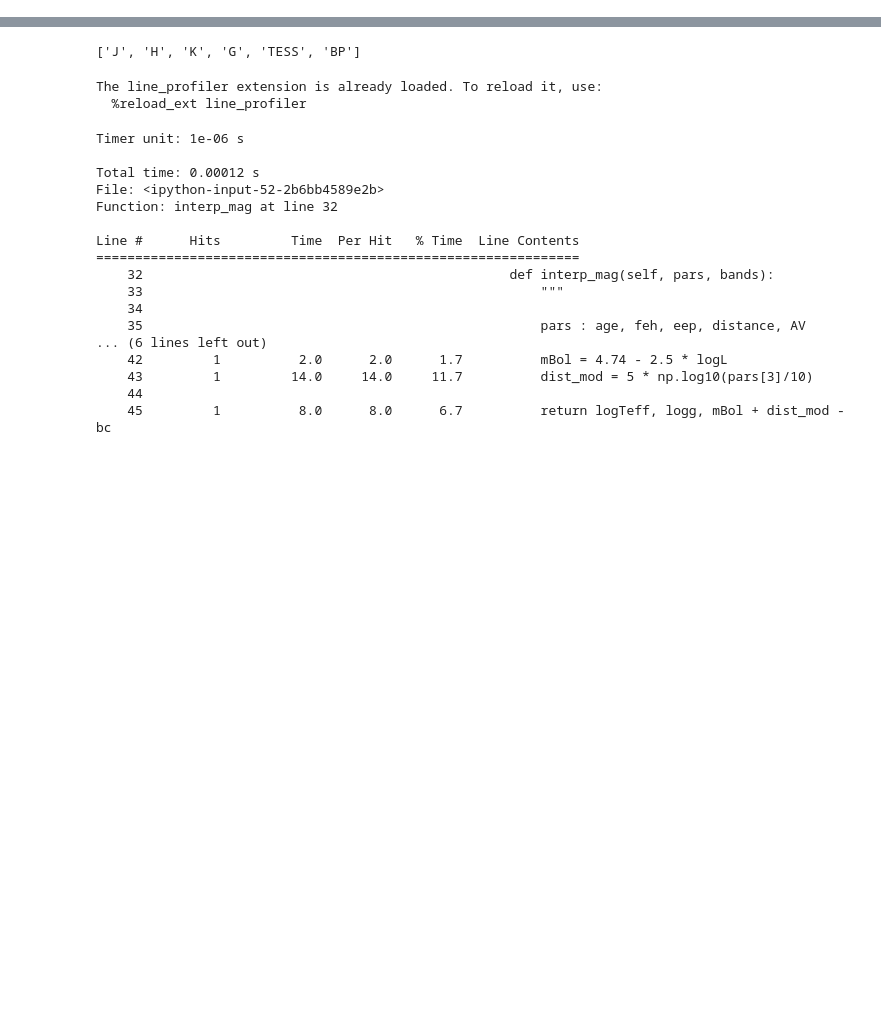
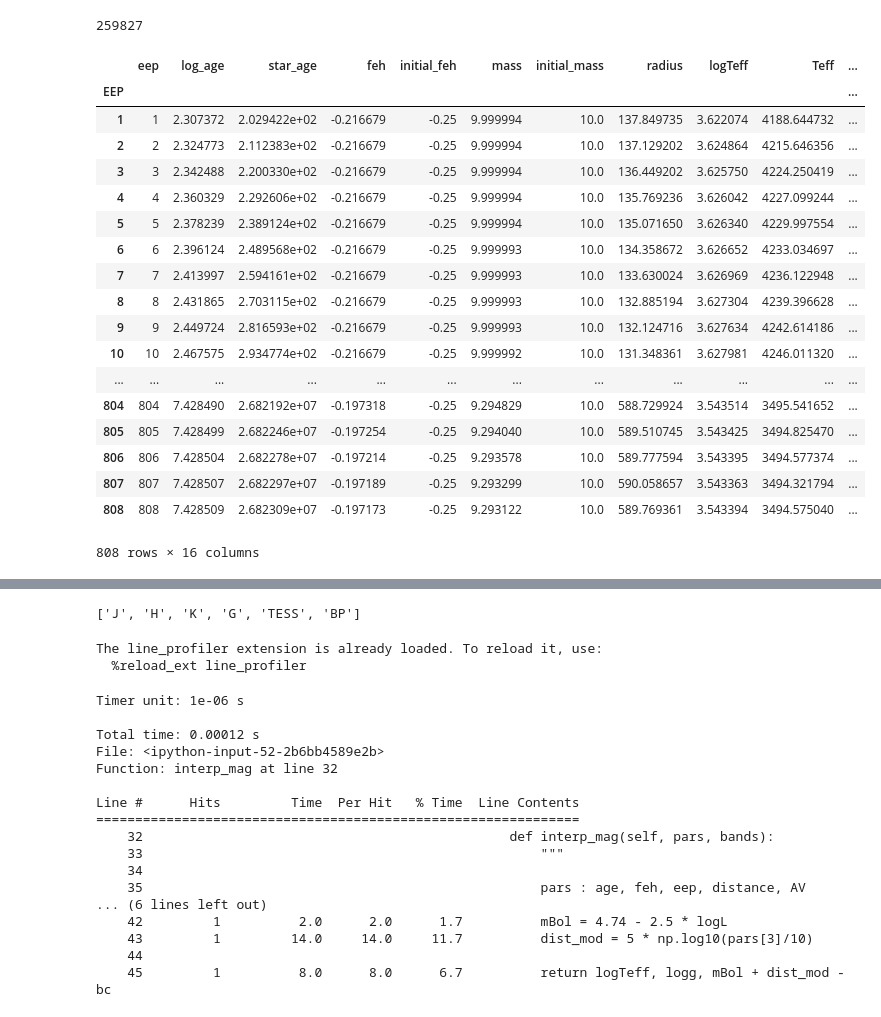
Before and after one commit to timothydmorton/isochrones, a Jupyter notebook: notebooks/BC-explore.ipynb, the cells around one changed output, grey strips where cells are left out. Drawn from its saved outputs; the diff is of its cells as text; code cells hidden in the pictures; blank space fills up the shorter version.

```diff
--- a/notebooks/BC-explore.ipynb
+++ b/notebooks/BC-explore.ipynb
@@ -356,0 +631,22 @@ class ModelGrid(object):
+# %%
+masses = track_grid.df.index.levels[1]
+# %%
+for feh in track_grid.fehs:# track_grid.fehs:
+    print('feh = {}'.format(feh))
+    m1 = masses[0]
+    last_neep = None
+    for mass in masses:
+        subdf = df.xs((feh, mass), level=(0, 1))
+        neep = len(subdf)
+        if last_neep is None:
+            last_neep = neep
+        if neep == last_neep:
+            m2 = mass
+            continue
+        else:
+            if m1 > 5 and m1 < 8:
+                print('{} - {}: {} eeps'.format(m1, m2, last_neep))
+            last_neep = neep
+            m1 = mass
+            m2 = mass
+    print('{} - {}: {} eeps'.format(m1, m2, last_neep))
@@ -356,0 +726,14 @@ class ModelGrid(object):
+# %%
+for feh in track_grid.fehs:
+    print('feh = {}'.format(feh))
+    df = track_grid.df_all_feh(feh)
+    df_interp = df.copy()
+    masses = df_interp.index.levels[1]
+    for m in masses:
+        n_eep = len(df_interp.xs(m, level='initial_mass'))
+        eep_max = max_eep(m, feh)
+        if not eep_max:
+            print((m, feh))
+            raise ValueError('No return?')
+        if n_eep < eep_max:
+            print('{}: {} (expected {})'.format(m, n_eep, eep_max))
@@ -356,0 +760,4 @@ class ModelGrid(object):
+# %%
+len(df)
+# %% [output]
+259827
@@ -356,0 +766,24 @@ class ModelGrid(object):
+# %%
+subdf = df.xs(-0.25, level=0)
+# %%
+subdf.xs(10, level=0)
+# %% [output]
+|  | eep | log_age | star_age | feh | initial_feh | mass | initial_mass | radius | logTeff | Teff | ... |
+| EEP |  |  |  |  |  |  |  |  |  |  | ... |
+| 1 | 1 | 2.307372 | 2.029422e+02 | -0.216679 | -0.25 | 9.999994 | 10.0 | 137.849735 | 3.622074 | 4188.644732 | ... |
+| 2 | 2 | 2.324773 | 2.112383e+02 | -0.216679 | -0.25 | 9.999994 | 10.0 | 137.129202 | 3.624864 | 4215.646356 | ... |
+| 3 | 3 | 2.342488 | 2.200330e+02 | -0.216679 | -0.25 | 9.999994 | 10.0 | 136.449202 | 3.625750 | 4224.250419 | ... |
+| 4 | 4 | 2.360329 | 2.292606e+02 | -0.216679 | -0.25 | 9.999994 | 10.0 | 135.769236 | 3.626042 | 4227.099244 | ... |
+| 5 | 5 | 2.378239 | 2.389124e+02 | -0.216679 | -0.25 | 9.999994 | 10.0 | 135.071650 | 3.626340 | 4229.997554 | ... |
+| 6 | 6 | 2.396124 | 2.489568e+02 | -0.216679 | -0.25 | 9.999993 | 10.0 | 134.358672 | 3.626652 | 4233.034697 | ... |
+| 7 | 7 | 2.413997 | 2.594161e+02 | -0.216679 | -0.25 | 9.999993 | 10.0 | 133.630024 | 3.626969 | 4236.122948 | ... |
+| 8 | 8 | 2.431865 | 2.703115e+02 | -0.216679 | -0.25 | 9.999993 | 10.0 | 132.885194 | 3.627304 | 4239.396628 | ... |
+| 9 | 9 | 2.449724 | 2.816593e+02 | -0.216679 | -0.25 | 9.999993 | 10.0 | 132.124716 | 3.627634 | 4242.614186 | ... |
+| 10 | 10 | 2.467575 | 2.934774e+02 | -0.216679 | -0.25 | 9.999992 | 10.0 | 131.348361 | 3.627981 | 4246.011320 | ... |
+| ... | ... | ... | ... | ... | ... | ... | ... | ... | ... | ... | ... |
+| 804 | 804 | 7.428490 | 2.682192e+07 | -0.197318 | -0.25 | 9.294829 | 10.0 | 588.729924 | 3.543514 | 3495.541652 | ... |
+| 805 | 805 | 7.428499 | 2.682246e+07 | -0.197254 | -0.25 | 9.294040 | 10.0 | 589.510745 | 3.543425 | 3494.825470 | ... |
+| 806 | 806 | 7.428504 | 2.682278e+07 | -0.197214 | -0.25 | 9.293578 | 10.0 | 589.777594 | 3.543395 | 3494.577374 | ... |
+| 807 | 807 | 7.428507 | 2.682297e+07 | -0.197189 | -0.25 | 9.293299 | 10.0 | 590.058657 | 3.543363 | 3494.321794 | ... |
+| 808 | 808 | 7.428509 | 2.682309e+07 | -0.197173 | -0.25 | 9.293122 | 10.0 | 589.769361 | 3.543394 | 3494.575040 | ... |
+808 rows × 16 columns
```
Also changed, not shown: parts of 54 cells of this notebook, 1 other file.
